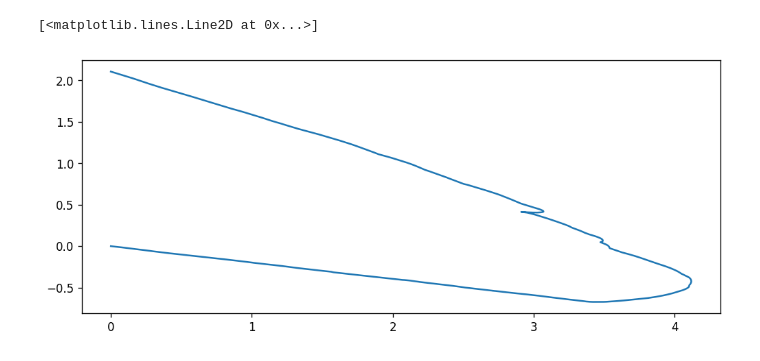
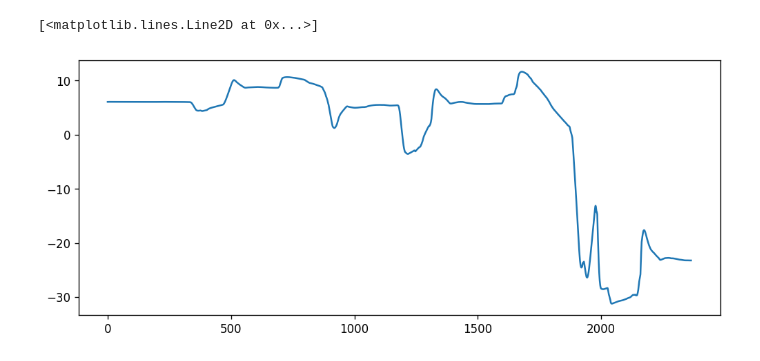
Before and after one commit to fsaulo/flow, a Jupyter notebook: examples/notebooks/Analysis.ipynb, the cells around one changed output. Cells and saved outputs as stored; diff of their text form; code cells hidden in the pictures.

```diff
--- a/examples/notebooks/Analysis.ipynb
+++ b/examples/notebooks/Analysis.ipynb
@@ -14,19 +14,19 @@ gcs_local_position = pd.read_csv('../../build/gcs_local_position.csv')
 gcs_imu = pd.read_csv('../../build/gcs_highres_imu.csv')
 gcs_optical_flow = pd.read_csv('../../build/gcs_optical_flow.csv')
 # %%
-flow_vx = gcs_optical_flow['vx'][40:]*2000
-flow_vy = gcs_optical_flow['vy'][40:]*-500
+flow_vx = gcs_optical_flow['integrated_x'][:]
+flow_vy = gcs_optical_flow['integrated_y'][:]
 flow_vx = flow_vx - flow_vx.mean()
 flow_ts = gcs_optical_flow['ts']
-flow_dt = (flow_ts[1] - flow_ts[0]) * 1e-5
+flow_dt = (flow_ts[1] - flow_ts[0]) * 1e-4
 
 flow_x = np.cumsum(flow_vx) * flow_dt
 flow_y = np.cumsum(flow_vy) * flow_dt
 
-plt.plot(flow_x, flow_y)
+plt.plot(flow_vx)
 # %% [output]
 [<matplotlib.lines.Line2D at 0x...>]
-[figure, old version]
+[figure, new version]
 # %%
 plt.plot(gcs_local_position['x'], gcs_local_position['y'])
 # %% [output]
```
Also changed, not shown: parts of 3 cells of this notebook, 8 other files.
